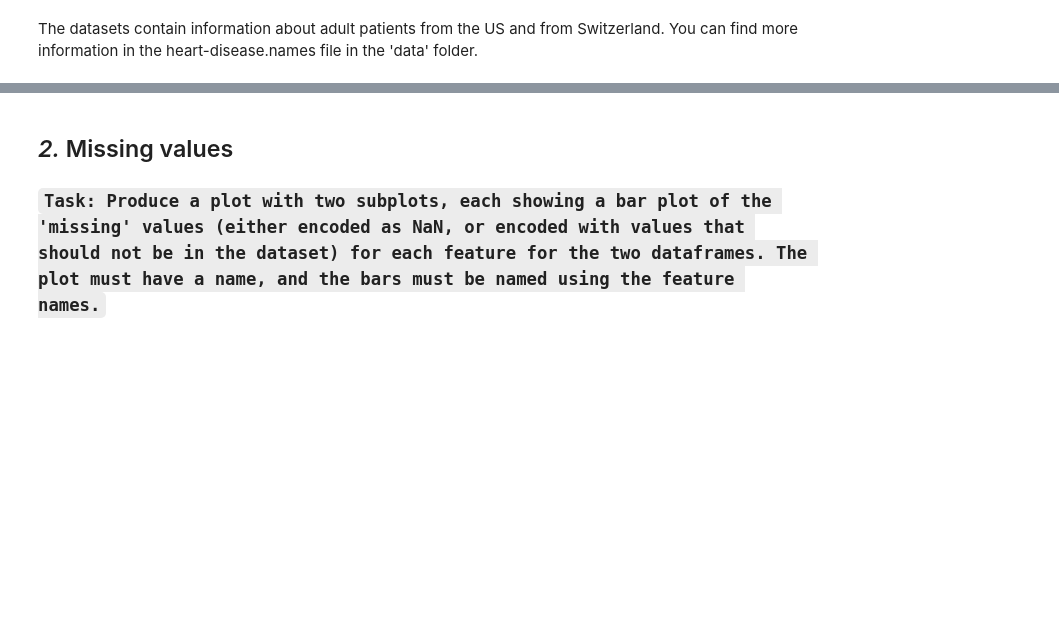
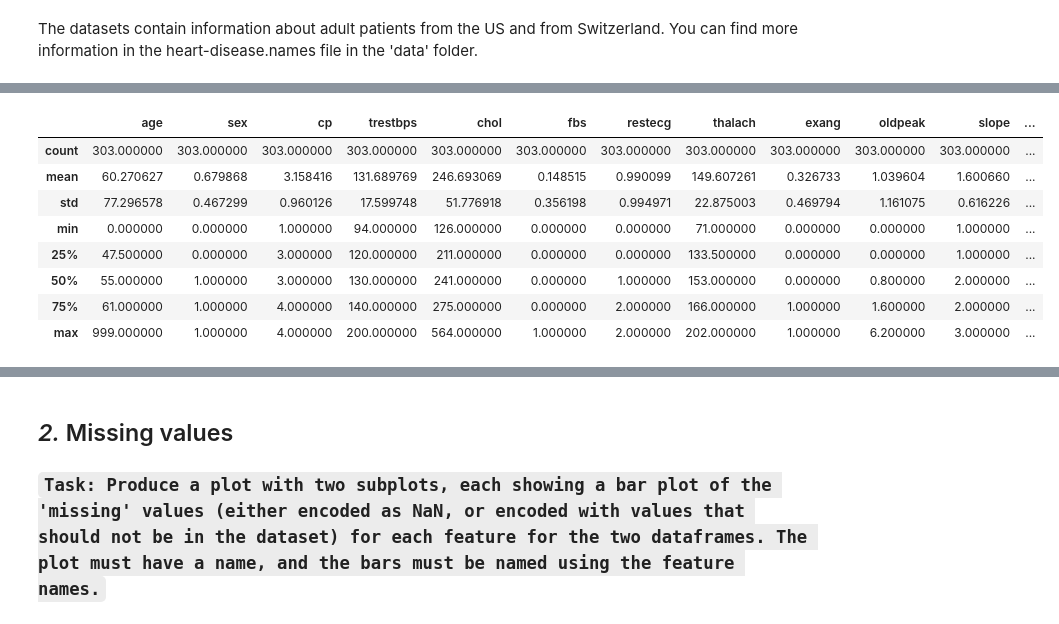
Before and after one commit to muhammad1928/SU-FODS, a Jupyter notebook: homework-3/code/HW3_instructions_24.ipynb, the cells around one changed output, grey strips where cells are left out. Drawn from its saved outputs; the diff is of its cells as text; code cells hidden in the pictures; blank space fills up the shorter version.

```diff
--- a/homework-3/code/HW3_instructions_24.ipynb
+++ b/homework-3/code/HW3_instructions_24.ipynb
@@ -80,5 +117,15 @@ test.head(5)
 # %%
 # if you want to see information about the dataset, uncomment:
-# cleveland.describe()
+cleveland.describe()
+# %% [output]
+|  | age | sex | cp | trestbps | chol | fbs | restecg | thalach | exang | oldpeak | slope | ... |
+| count | 303.000000 | 303.000000 | 303.000000 | 303.000000 | 303.000000 | 303.000000 | 303.000000 | 303.000000 | 303.000000 | 303.000000 | 303.000000 | ... |
+| mean | 60.270627 | 0.679868 | 3.158416 | 131.689769 | 246.693069 | 0.148515 | 0.990099 | 149.607261 | 0.326733 | 1.039604 | 1.600660 | ... |
+| std | 77.296578 | 0.467299 | 0.960126 | 17.599748 | 51.776918 | 0.356198 | 0.994971 | 22.875003 | 0.469794 | 1.161075 | 0.616226 | ... |
+| min | 0.000000 | 0.000000 | 1.000000 | 94.000000 | 126.000000 | 0.000000 | 0.000000 | 71.000000 | 0.000000 | 0.000000 | 1.000000 | ... |
+| 25% | 47.500000 | 0.000000 | 3.000000 | 120.000000 | 211.000000 | 0.000000 | 0.000000 | 133.500000 | 0.000000 | 0.000000 | 1.000000 | ... |
+| 50% | 55.000000 | 1.000000 | 3.000000 | 130.000000 | 241.000000 | 0.000000 | 1.000000 | 153.000000 | 0.000000 | 0.800000 | 2.000000 | ... |
+| 75% | 61.000000 | 1.000000 | 4.000000 | 140.000000 | 275.000000 | 0.000000 | 2.000000 | 166.000000 | 1.000000 | 1.600000 | 2.000000 | ... |
+| max | 999.000000 | 1.000000 | 4.000000 | 200.000000 | 564.000000 | 1.000000 | 2.000000 | 202.000000 | 1.000000 | 6.200000 | 3.000000 | ... |
 # %%
 # if you want to see information about the dataset, uncomment:
```
Also changed, not shown: parts of 6 cells of this notebook, 4 other files.
